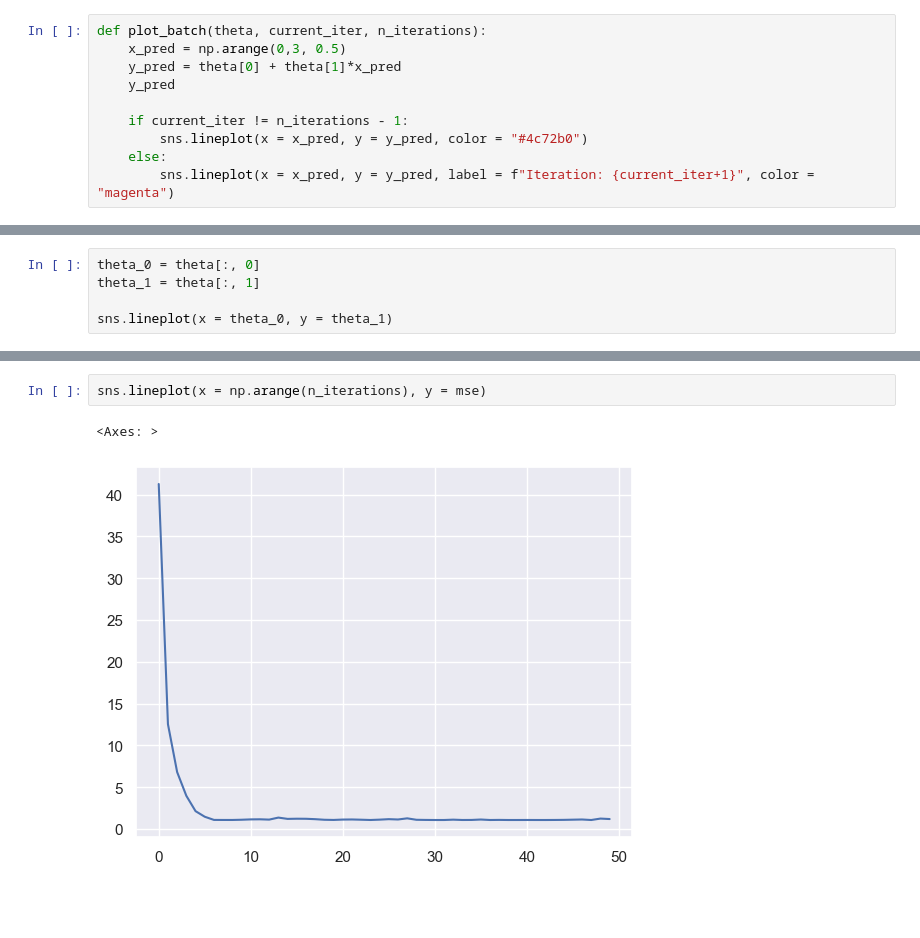
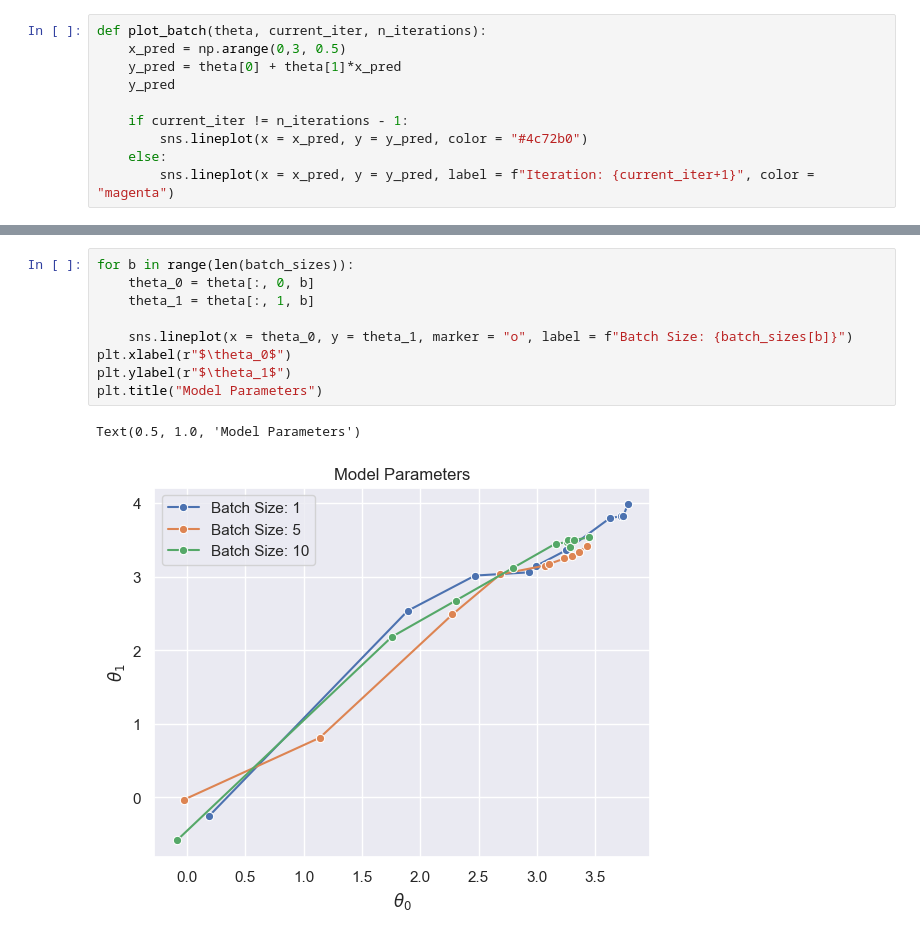
Before and after one commit to bishyboi/IntroToDataScience, a Jupyter notebook: A5/p7.ipynb, the cells around one changed output, grey strips where cells are left out. Saved outputs shown, nothing was run; the diff lists cells and outputs as text; blank space fills up the shorter version.

```diff
--- a/A5/p7.ipynb
+++ b/A5/p7.ipynb
@@ -71,5 +80,0 @@ for i in range(1, n_iterations):
-# %%
-theta_0 = theta[:, 0]
-theta_1 = theta[:, 1]
-
-sns.lineplot(x = theta_0, y = theta_1)
@@ -79,5 +81,12 @@ sns.lineplot(x = theta_0, y = theta_1)
-# %%
-sns.lineplot(x = np.arange(n_iterations), y = mse)
-# %% [output]
-<Axes: >
-[figure, removed]
+# %%
+for b in range(len(batch_sizes)):
+    theta_0 = theta[:, 0, b]
+    theta_1 = theta[:, 1, b]
+
+    sns.lineplot(x = theta_0, y = theta_1, marker = "o", label = f"Batch Size: {batch_sizes[b]}")
+plt.xlabel(r"$\theta_0$")
+plt.ylabel(r"$\theta_1$")
+plt.title("Model Parameters")
+# %% [output]
+Text(0.5, 1.0, 'Model Parameters')
+[figure, added]
```
Also changed, not shown: parts of 6 cells of this notebook.
